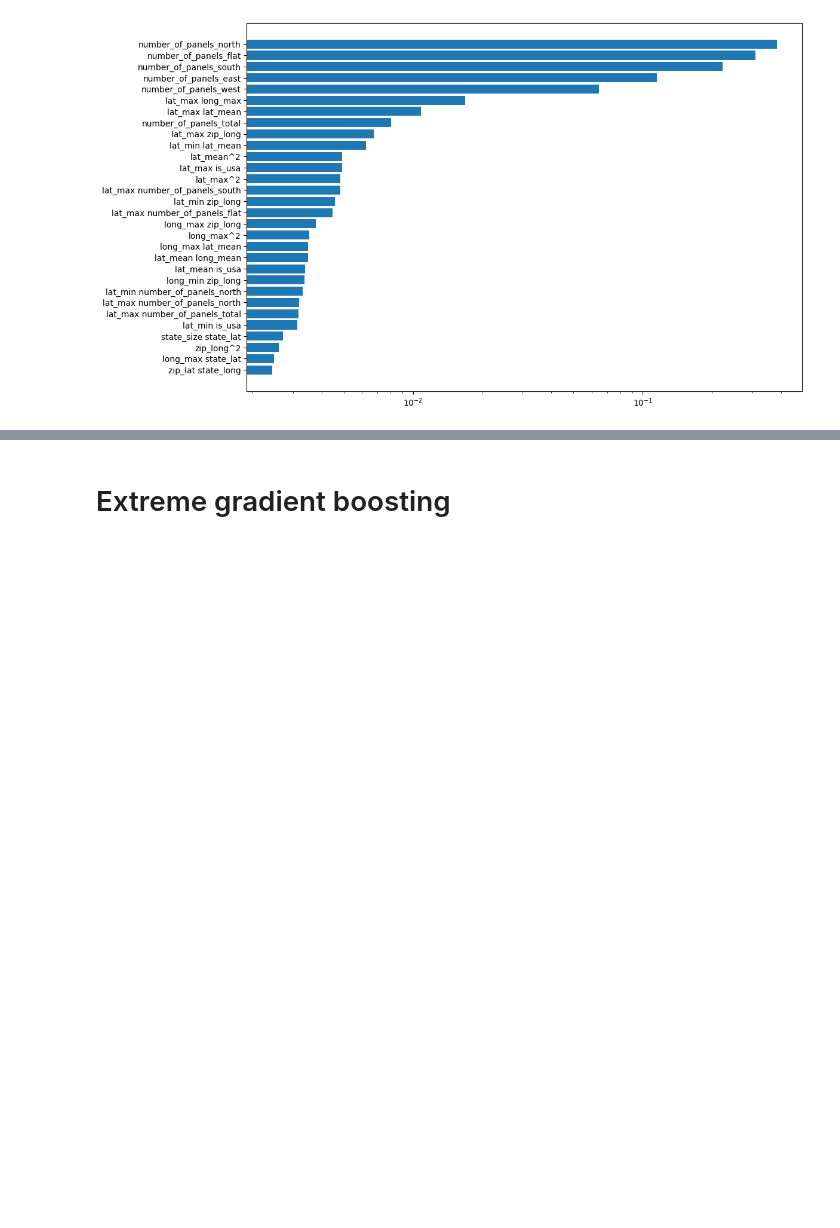
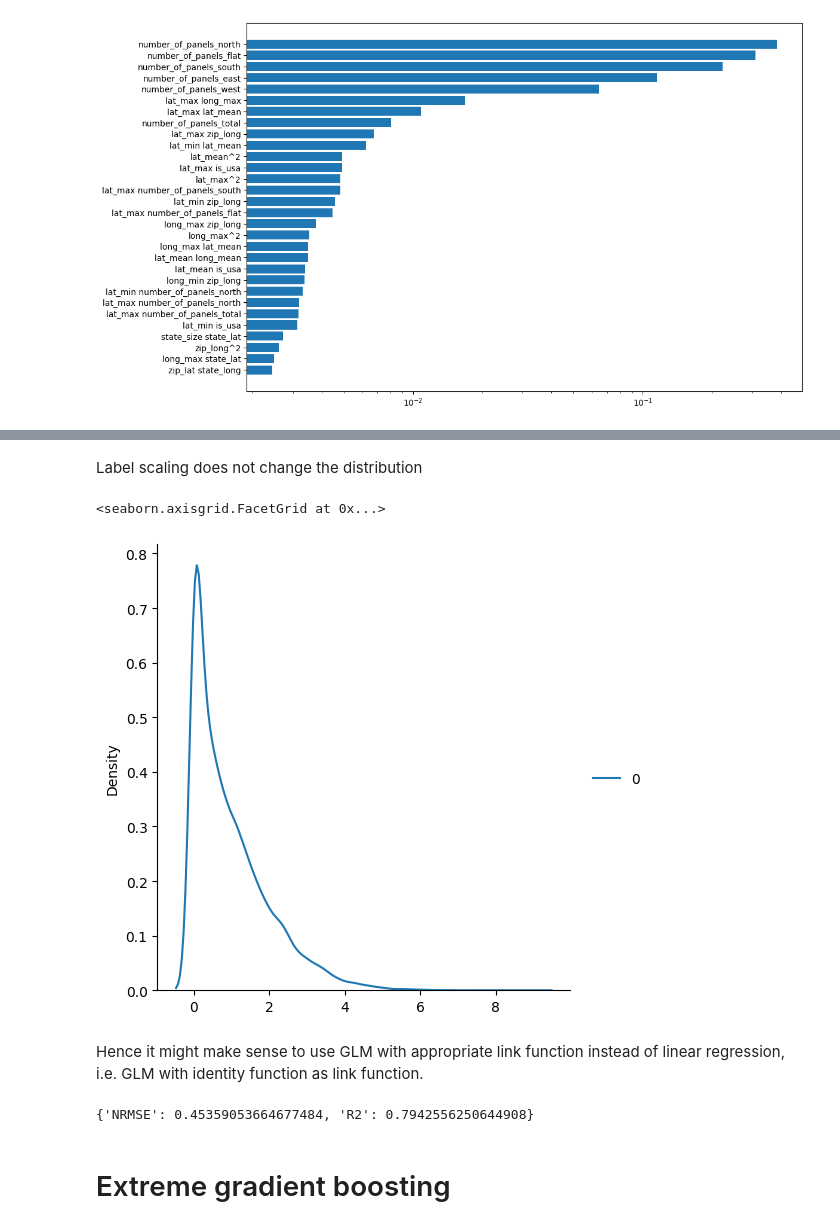
Before and after one commit to igor-cheb/mle_prep, a Jupyter notebook: geo_data_case_1/model_experiments.ipynb, the cells around one changed output, grey strips where cells are left out. Saved outputs shown, nothing was run; the diff lists cells and outputs as text; code cells hidden in the pictures; blank space fills up the shorter version.

```diff
--- a/geo_data_case_1/model_experiments.ipynb
+++ b/geo_data_case_1/model_experiments.ipynb
@@ -326,3 +365,27 @@ plt.xscale('log')
+# %% [markdown]
+Label scaling does not change the distribution
+# %%
+std_scaler = StandardScaler(with_mean=False)
+sns.displot(std_scaler.fit_transform(prescaled_df[label].values.reshape(-1,1)), kind='kde')
+# %% [output]
+<seaborn.axisgrid.FacetGrid at 0x...>
+[figure, added]
+# %% [markdown]
+Hence it might make sense to use GLM with appropriate link function instead of linear regression, i.e. GLM with identity function as link function.
+# %%
+pipeline = set_up_pipeline(numeric_features=prescaled_numeric_features,
+                           categorical_features=prescaled_cat_features,
+                           estimator=linear_model.GammaRegressor(max_iter=500, alpha=.5),
+                           poly_power=1)
+naive_exp = Experiment(
+    X=prescaled_df[prescaled_cat_features + prescaled_numeric_features],
+    label=prescaled_df[[label]]+1,
+    pipe=pipeline
+)
+
+naive_exp.run_exp()
+# %% [output]
+{'NRMSE': 0.45359053664677484, 'R2': 0.7942556250644908}
 # %% [markdown]
 # Extreme gradient boosting
 # %% [markdown]
```
Also changed, not shown: parts of 14 cells of this notebook, 1 other file.
